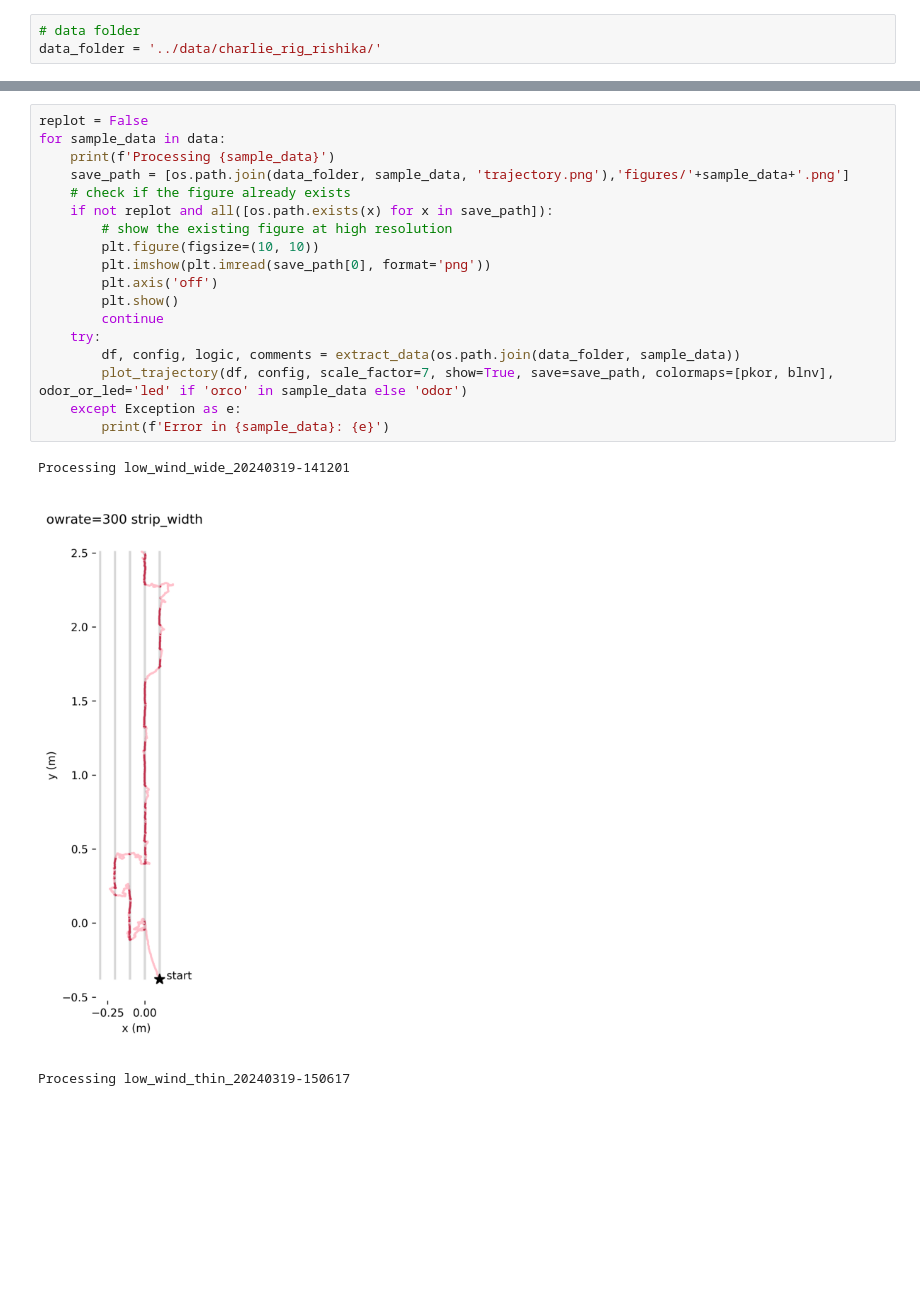
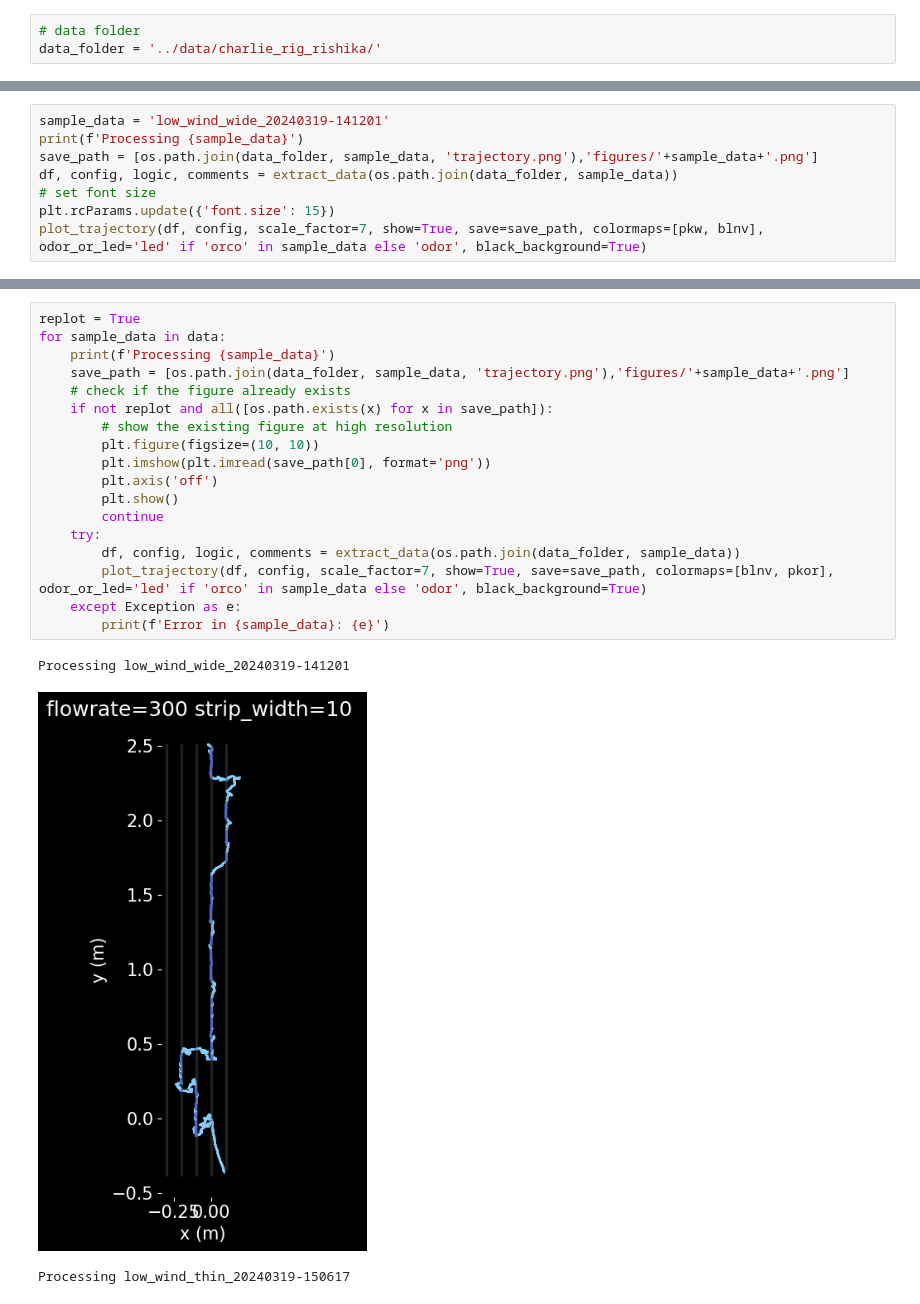
Before and after one commit to neurorishika/FlyTrailVR, a Jupyter notebook: analysis/initial_analysis_setup.ipynb, the cells around one changed output, grey strips where cells are left out. Cells and saved outputs as stored; diff of their text form; blank space fills up the shorter version.

```diff
--- a/analysis/initial_analysis_setup.ipynb
+++ b/analysis/initial_analysis_setup.ipynb
@@ -40,0 +142,8 @@ orco_alternated_wind_continued_20240326-144619
+# %%
+sample_data = 'low_wind_wide_20240319-141201'
+print(f'Processing {sample_data}')
+save_path = [os.path.join(data_folder, sample_data, 'trajectory.png'),'figures/'+sample_data+'.png']
+df, config, logic, comments = extract_data(os.path.join(data_folder, sample_data))
+# set font size
+plt.rcParams.update({'font.size': 15})
+plot_trajectory(df, config, scale_factor=7, show=True, save=save_path, colormaps=[pkw, blnv], odor_or_led='led' if 'orco' in sample_data else 'odor', black_background=True)
@@ -41,22 +153,22 @@ orco_alternated_wind_continued_20240326-144619
 # %%
-replot = False
+replot = True
 for sample_data in data:
     print(f'Processing {sample_data}')
     save_path = [os.path.join(data_folder, sample_data, 'trajectory.png'),'figures/'+sample_data+'.png']
     # check if the figure already exists
     if not replot and all([os.path.exists(x) for x in save_path]):
         # show the existing figure at high resolution
         plt.figure(figsize=(10, 10))
         plt.imshow(plt.imread(save_path[0], format='png'))
         plt.axis('off')
         plt.show()
         continue
     try:
         df, config, logic, comments = extract_data(os.path.join(data_folder, sample_data))
-        plot_trajectory(df, config, scale_factor=7, show=True, save=save_path, colormaps=[pkor, blnv], odor_or_led='led' if 'orco' in sample_data else 'odor')
+        plot_trajectory(df, config, scale_factor=7, show=True, save=save_path, colormaps=[blnv, pkor], odor_or_led='led' if 'orco' in sample_data else 'odor', black_background=True)
     except Exception as e:
         print(f'Error in {sample_data}: {e}')
 # %% [output]
 Processing low_wind_wide_20240319-141201
-[figure, old version]
+[figure, new version]
 Processing low_wind_thin_20240319-150617
```
Also changed, not shown: parts of 14 cells of this notebook, 51 other files.
